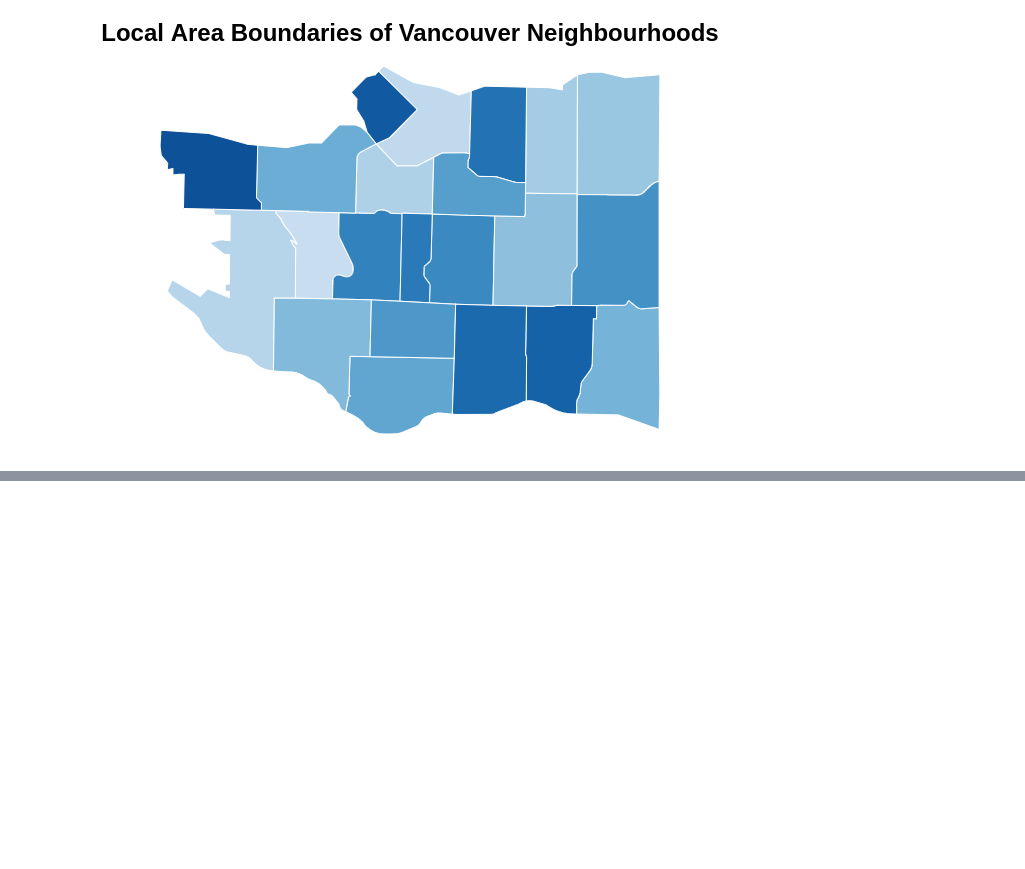
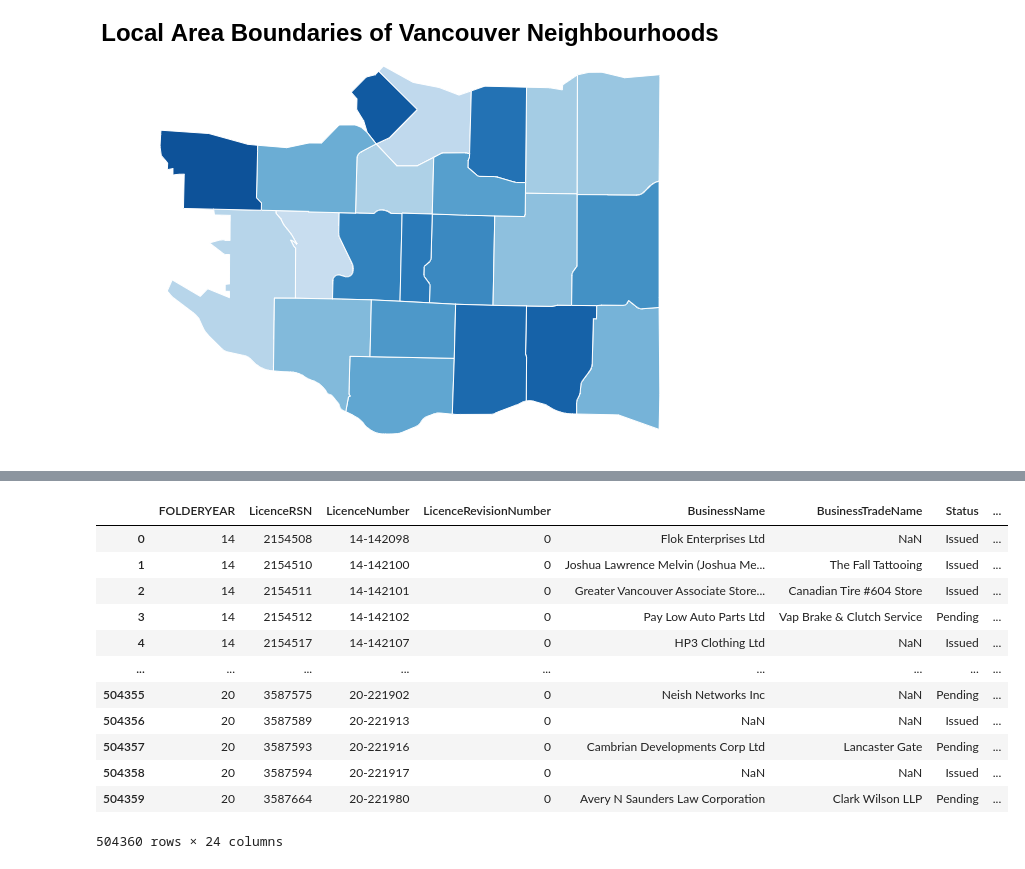
Before and after one commit to aakanksha023/EVAN, a Jupyter notebook: src/initial_eda.ipynb, the cells around one changed output, grey strips where cells are left out. Drawn from its saved outputs; the diff is of its cells as text; code cells hidden in the pictures; blank space fills up the shorter version.

```diff
--- a/src/initial_eda.ipynb
+++ b/src/initial_eda.ipynb
@@ -88,3 +89,9 @@ choro
 #choro.save("../figures/van_area_map.png")
 # %% [output]
 [figure]
+# %%
+# buisness licence datasets
+# read in first csv file as dataframe
+licence_2013_current = pd.read_csv('../data/raw/licence_2013_current.csv', sep=';')
+
+licence_2013_current['Group_ID'] = licence_2013_current.groupby(['BusinessName', 'PostalCode']).grouper.group_info
@@ -90,0 +103,20 @@ choro
+# %%
+#licence_2013_current
+# group by buisness
+#licence_2013_current.groupby(['BusinessName','PostalCode'])
+#licence_2013_current.melt(id_vars=['BusinessName','BusinessTradeName', PostalCode'])
+licence_2013_current.index()
+# %% [output]
+|  | FOLDERYEAR | LicenceRSN | LicenceNumber | LicenceRevisionNumber | BusinessName | BusinessTradeName | Status | ... |
+| 0 | 14 | 2154508 | 14-142098 | 0 | Flok Enterprises Ltd | NaN | Issued | ... |
+| 1 | 14 | 2154510 | 14-142100 | 0 | Joshua Lawrence Melvin (Joshua Me... | The Fall Tattooing | Issued | ... |
+| 2 | 14 | 2154511 | 14-142101 | 0 | Greater Vancouver Associate Store... | Canadian Tire #604 Store | Issued | ... |
+| 3 | 14 | 2154512 | 14-142102 | 0 | Pay Low Auto Parts Ltd | Vap Brake & Clutch Service | Pending | ... |
+| 4 | 14 | 2154517 | 14-142107 | 0 | HP3 Clothing Ltd | NaN | Issued | ... |
+| ... | ... | ... | ... | ... | ... | ... | ... | ... |
+| 504355 | 20 | 3587575 | 20-221902 | 0 | Neish Networks Inc | NaN | Pending | ... |
+| 504356 | 20 | 3587589 | 20-221913 | 0 | NaN | NaN | Issued | ... |
+| 504357 | 20 | 3587593 | 20-221916 | 0 | Cambrian Developments Corp Ltd | Lancaster Gate | Pending | ... |
+| 504358 | 20 | 3587594 | 20-221917 | 0 | NaN | NaN | Issued | ... |
+| 504359 | 20 | 3587664 | 20-221980 | 0 | Avery N Saunders Law Corporation | Clark Wilson LLP | Pending | ... |
+504360 rows × 24 columns
```
Also changed, not shown: parts of 3 cells of this notebook, 2 other files.
